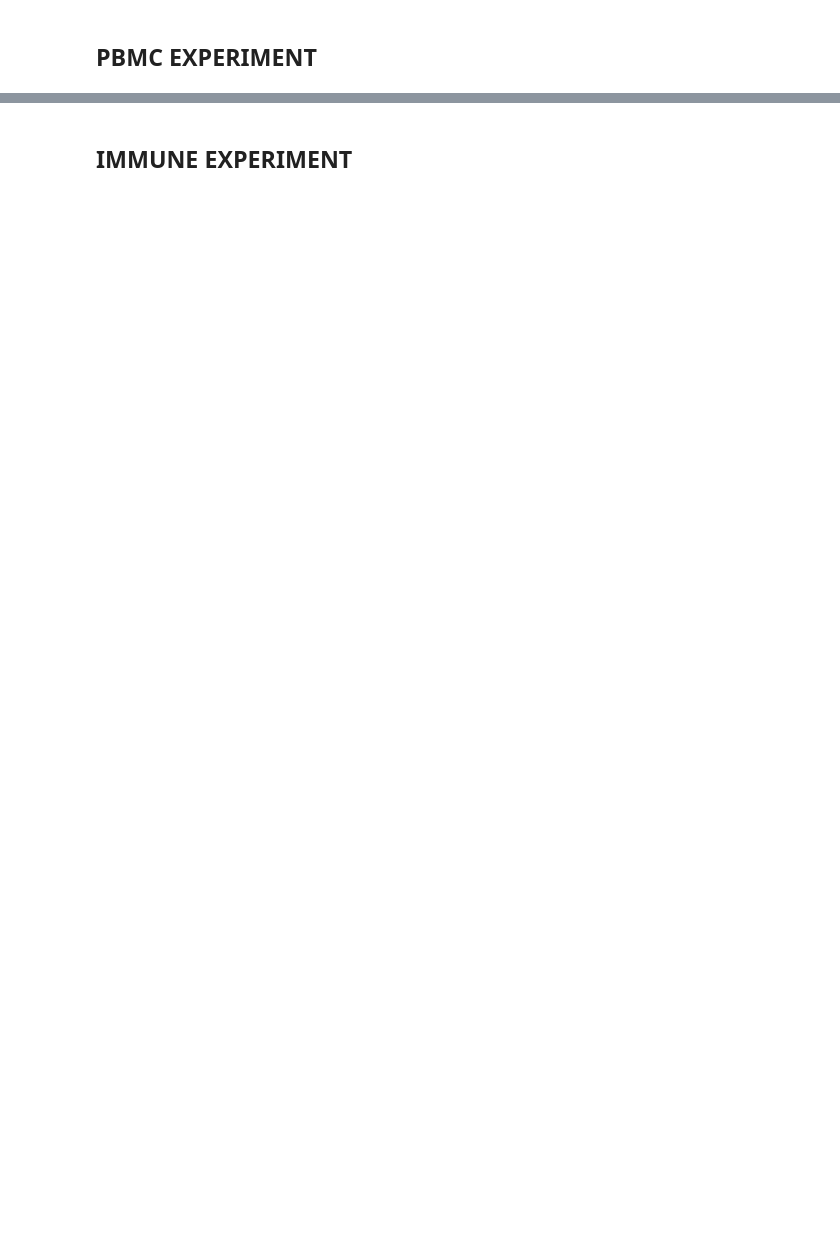
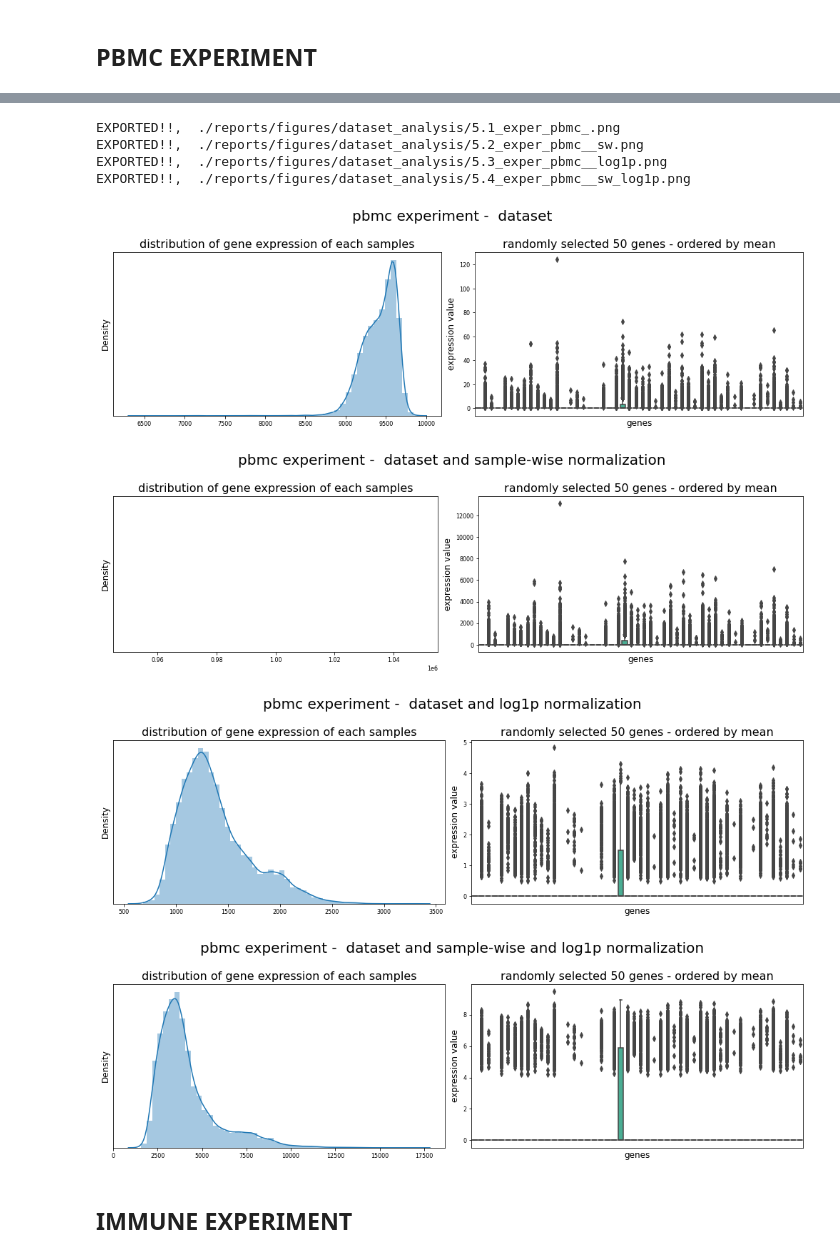
Before and after one commit to pelingundogdu/signalization_prior_knowledge_based_nn, a Jupyter notebook: notebooks/2.1-pg-analyze-raw-dataset.ipynb, the cells around one changed output, grey strips where cells are left out. Saved outputs shown, nothing was run; the diff lists cells and outputs as text; code cells hidden in the pictures; blank space fills up the shorter version.

```diff
--- a/notebooks/2.1-pg-analyze-raw-dataset.ipynb
+++ b/notebooks/2.1-pg-analyze-raw-dataset.ipynb
@@ -574,11 +367,11 @@ EXPORTED!!,  ./reports/figures/dataset_analysis/4.6_exper_Mouse_retrieval_TPM_sw
 # %% [markdown]
 ## PBMC EXPERIMENT
 # %%
-df_raw = df_pbmc[random_genes]
-df_raw = df_raw.astype('float')
-df_raw.reset_index(drop=True, inplace=True)
-df_raw = df_raw.rename_axis(None, axis = 1)
+# df_raw = df_pbmc[random_genes]
+# df_raw = df_raw.astype('float')
+# df_raw.reset_index(drop=True, inplace=True)
+# df_raw = df_raw.rename_axis(None, axis = 1)
 
-caption_1 = 'pbmc'
-caption_2 = 'data'
-png_1 = '5'
+exper = 'pbmc'
+exper_dataset = ''
+exper_no = '5'
@@ -681,2 +378,55 @@ EXPORTED!!,  ./reports/figures/dataset_analysis/5.4_exper_pbmc_data_sw_log1p.png
+# %%
+# ORIGINAL DATASET
+df_raw = df_pbmc
+df_raw = pd.concat([df_raw.iloc[:, :-1].astype('float'), df_raw.iloc[:, -1]], axis=1)
+df_raw.reset_index(drop=True, inplace=True)
+df_raw = df_raw.rename_axis(None, axis = 1)
+src.plot_expression_and_sum(df=df_raw
+                        , title=exper+' experiment - '+exper_dataset+' dataset'
+                        , random_genes=random_genes
+                        , png = exper_no+'.1_exper_'+exper+'_'+exper_dataset+'.png'
+                        , output=loc_output)
+
+# ORIGINAL DATASET with SAMPLE-WISE NORMALIZATION
+df_sw = pd.concat([df_raw.iloc[:, :-1].div(df_raw.iloc[:, :-1].sum(axis=1), axis=0)*1e6
+                   , df_raw.iloc[:, -1]], axis=1)
+src.plot_expression_and_sum(df=df_sw
+                        , title=exper+' experiment - '+exper_dataset+' dataset and sample-wise normalization'
+                        , random_genes=random_genes
+                        , png = exper_no+'.2_exper_'+exper+'_'+exper_dataset+'_sw.png'
+                        , output=loc_output)
+
+# ORIGINAL DATASET with LOG NORMALIZATION
+df_log1p = np.log1p(df_raw.iloc[:, :-1])
+src.plot_expression_and_sum(df=df_log1p
+                        , title=exper+' experiment - '+exper_dataset+' dataset and log1p normalization'
+                        , random_genes=random_genes
+                        , png = exper_no+'.3_exper_'+exper+'_'+exper_dataset+'_log1p.png'
+                        , output=loc_output)
+
+# ORIGINAL DATASET with SAMPLE-WISE and LOG NORMALIZATION
+df_sw_log1p = np.log1p(df_sw.iloc[:, :-1])
+src.plot_expression_and_sum(df=df_sw_log1p
+                        , title=exper+' experiment - '+exper_dataset+' dataset and sample-wise and log1p normalization'
+                        , random_genes=random_genes
+                        , png = exper_no+'.4_exper_'+exper+'_'+exper_dataset+'_sw_log1p.png'
+                        , output=loc_output)
+
+del(df_raw)
+del(df_sw)
+del(df_log1p)
+del(df_sw_log1p)
+del(exper)
+del(exper_dataset)
+del(exper_no)
+# %% [output]
+EXPORTED!!,  ./reports/figures/dataset_analysis/5.1_exper_pbmc_.png
+EXPORTED!!,  ./reports/figures/dataset_analysis/5.2_exper_pbmc__sw.png
+EXPORTED!!,  ./reports/figures/dataset_analysis/5.3_exper_pbmc__log1p.png
+EXPORTED!!,  ./reports/figures/dataset_analysis/5.4_exper_pbmc__sw_log1p.png
+[figure, added]
+[figure, added]
+[figure, added]
+[figure, added]
 # %% [markdown]
 ## IMMUNE EXPERIMENT
```
Also changed, not shown: parts of 38 cells of this notebook, 1 other file.
